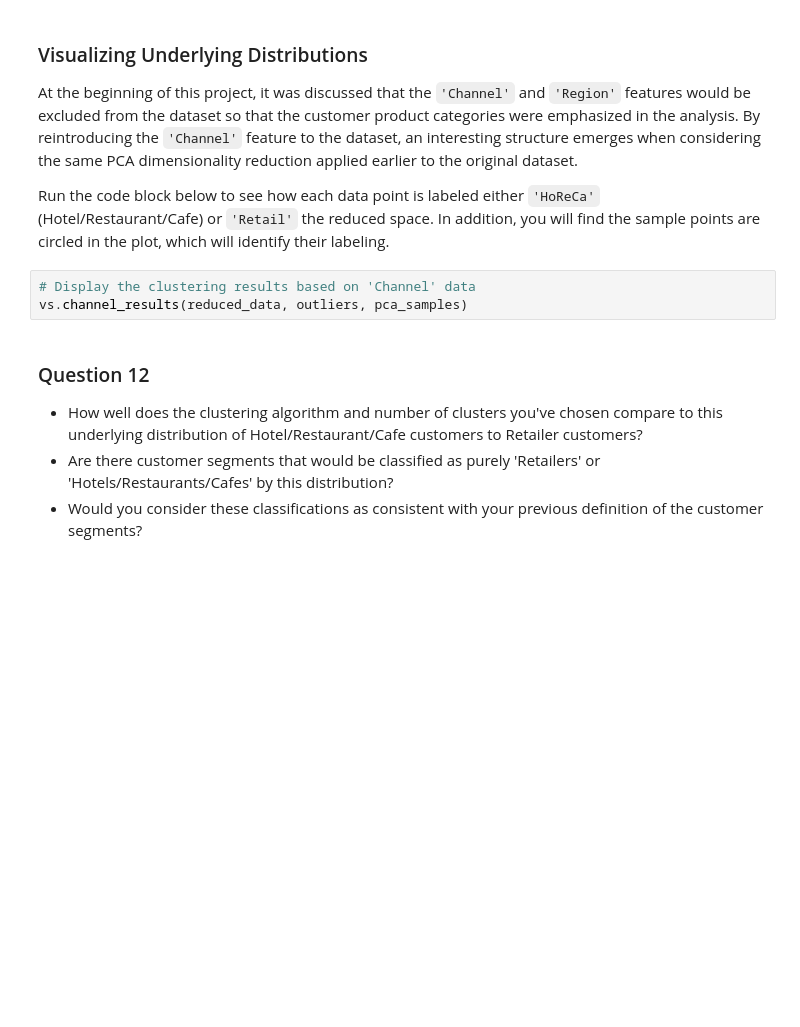
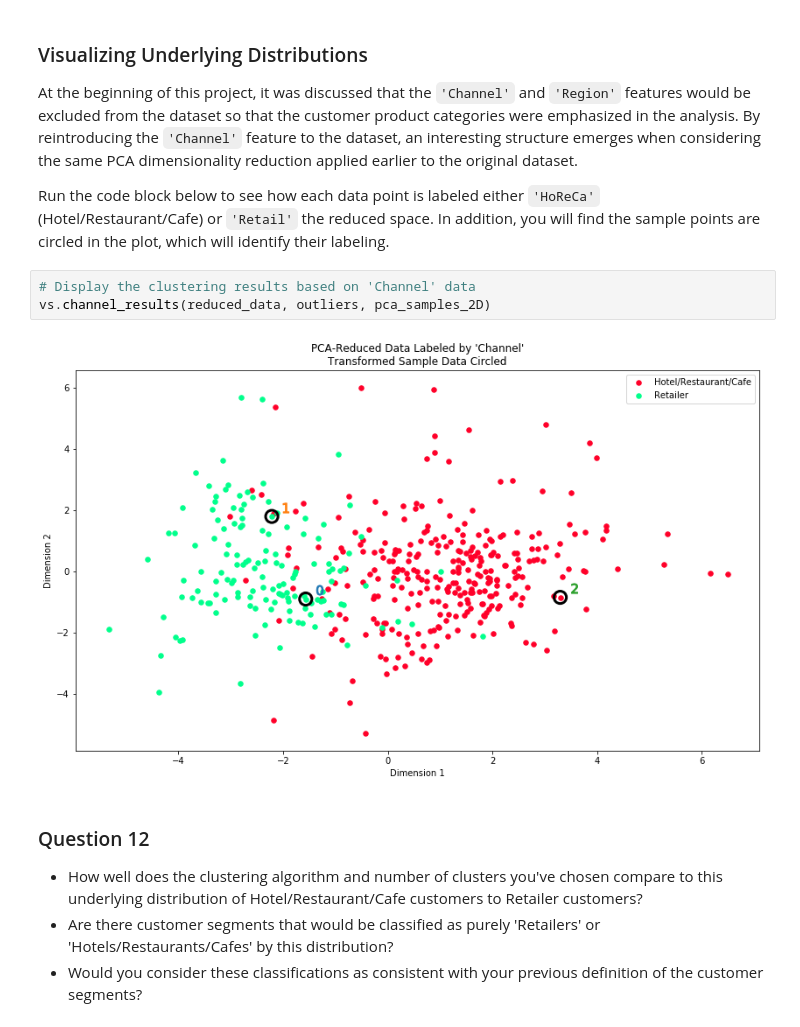
Before and after one commit to adrifmonte/customer-segments, a Jupyter notebook: customer_segments.ipynb, the cells around one changed output. Cells and saved outputs as stored; diff of their text form; blank space fills up the shorter version.

Commit message:
Comparing customer data

```diff
--- a/customer_segments.ipynb
+++ b/customer_segments.ipynb
@@ -816,7 +816,9 @@ At the beginning of this project, it was discussed that the `'Channel'` and `'Re
 Run the code block below to see how each data point is labeled either `'HoReCa'` (Hotel/Restaurant/Cafe) or `'Retail'` the reduced space. In addition, you will find the sample points are circled in the plot, which will identify their labeling.
 # %%
 # Display the clustering results based on 'Channel' data
-vs.channel_results(reduced_data, outliers, pca_samples)
+vs.channel_results(reduced_data, outliers, pca_samples_2D)
+# %% [output]
+[figure, added]
 # %% [markdown]
 ### Question 12
 
```
Also changed, not shown: parts of 2 cells of this notebook.
